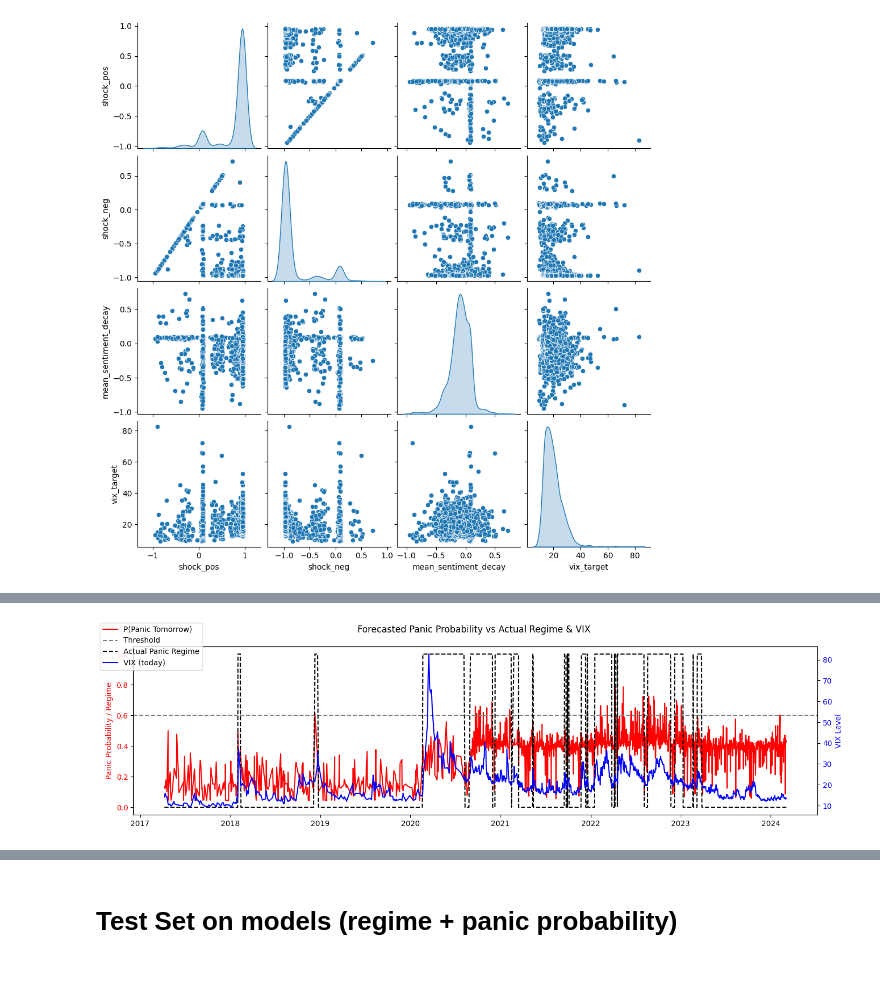
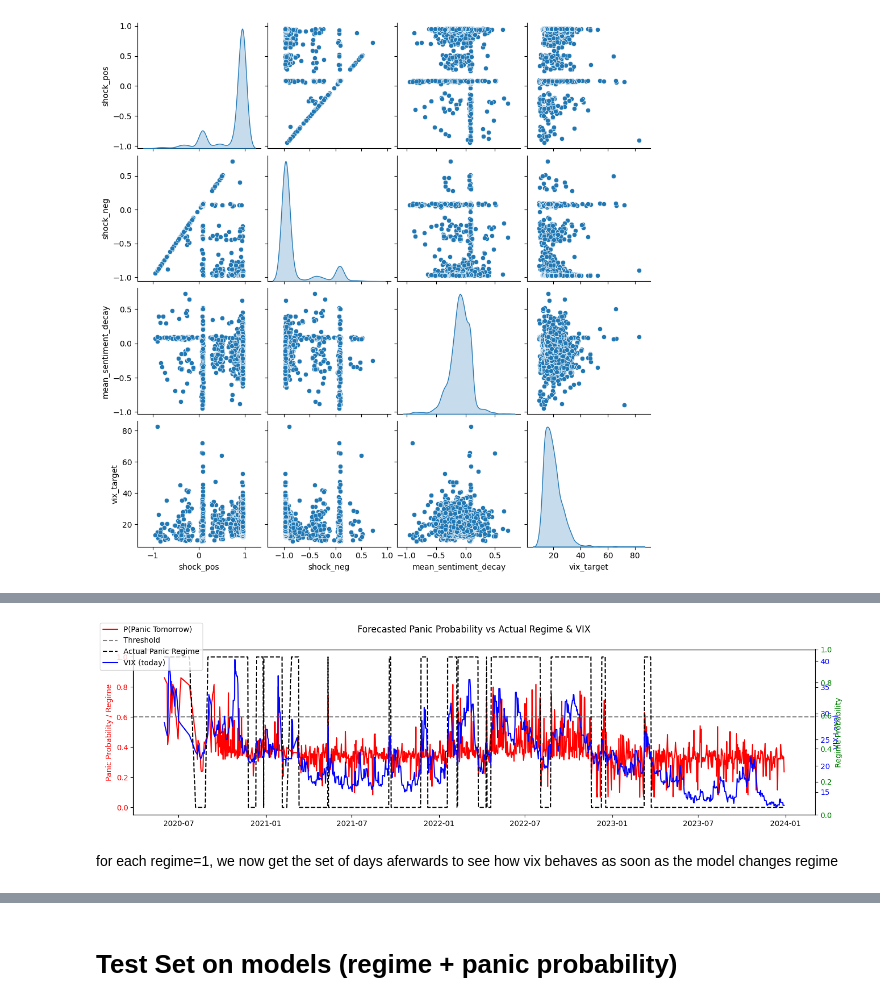
Before and after one commit to DylanSuniaga/VIXNLP, a Jupyter notebook: finnhub_news/macro_analysis.ipynb, the cells around one changed output, grey strips where cells are left out. Saved outputs shown, nothing was run; the diff lists cells and outputs as text; code cells hidden in the pictures; blank space fills up the shorter version.

Commit message:
added probabilities for the spike spiking within 30 days, and plotted a regression line accordingly for every spike in regime switches. started test data process

```diff
--- a/finnhub_news/macro_analysis.ipynb
+++ b/finnhub_news/macro_analysis.ipynb
@@ -161,7 +167,10 @@ plt.show()
 # %%
-df_model['regime_t'] = results.filtered_marginal_probabilities[1].apply(lambda p: 1 if p >= 0.1 else 0) #regime dataset for t
+df_model['regime_t'] = results.filtered_marginal_probabilities[1].apply(lambda p: 1 if p >= 0.6 else 0) #regime dataset for t
+df_model['regime_t_raw'] = results.filtered_marginal_probabilities[1]
 # %%
-df_model['regime_t+1'] = df_model['regime_t'].shift(-1) #regime dataset for t+1
+df_model['regime_t+1'] = df_model['regime_t'].shift(-1)
+df_model['regime_t+1_raw'] = df_model['regime_t_raw'].shift(-1)
+ #regime dataset for t+1
 # %%
 classification_df = df_model.dropna(subset=selected_features + ['regime_t+1']).copy() #classification dataset for t+1, for telling if regime is panic or not
 X_cls = classification_df[selected_features]
@@ -170,11 +179,11 @@ y_cls = classification_df['regime_t+1']
 from sklearn.ensemble import RandomForestClassifier
 from sklearn.metrics import classification_report
 
-clf = RandomForestClassifier(n_estimators=400, max_depth=7, random_state=42)
-clf.fit(X_cls, y_cls)
+clf0 = RandomForestClassifier(n_estimators=400, max_depth=7, random_state=42)
+clf0.fit(X_cls, y_cls)
 
 # Evaluate
-y_pred = clf.predict(X_cls)
+y_pred = clf0.predict(X_cls)
 print(classification_report(y_cls, y_pred))
 # %% [output]
               precision    recall  f1-score   support
@@ -188,5 +197,5 @@ weighted avg       0.75      0.70      0.63      1561
 # %%
-probs = clf.predict_proba(X_cls)[:, 1]
+probs = clf0.predict_proba(X_cls)[:, 1]
 classification_df['panic_prob'] = probs
 # %%
 plt.figure(figsize=(12, 4))
@@ -205,25 +214,32 @@ classification_df.index = pd.to_datetime(classification_df.index)
 # %%
 fig, ax1 = plt.subplots(figsize=(14, 4)) #GOLD. panic regime probability goes up before vix even spikes. probability of panic tomorrow from classifier is high.
 
 # Panic probability
 ax1.plot(classification_df.index, classification_df['panic_prob'], label='P(Panic Tomorrow)', color='red')
 ax1.axhline(0.6, linestyle='--', color='gray', label='Threshold')
 ax1.plot(classification_df.index, classification_df['regime_t+1'], linestyle='--', color='black', label='Actual Panic Regime')
 ax1.set_ylabel("Panic Probability / Regime", color='red')
 ax1.tick_params(axis='y', labelcolor='red')
 
 # Add second y-axis for VIX
 ax2 = ax1.twinx()
 ax2.plot(classification_df.index, classification_df['vix_target'], label='VIX (today)', color='blue')
 ax2.set_ylabel("VIX Level", color='blue')
 ax2.tick_params(axis='y', labelcolor='blue')
 
+ax3 = ax1.twinx()
+#ax3.plot(classification_df.index, classification_df['regime_t_raw'], label='Regime Probability', color='green')
+ax3.set_ylabel("Regime Probability", color='green')
+ax3.tick_params(axis='y', labelcolor='green')
+
 fig.suptitle("Forecasted Panic Probability vs Actual Regime & VIX")
 fig.tight_layout()
 fig.legend(loc='upper left')
 plt.show()
 import matplotlib.dates as mdates
 ax1.xaxis.set_major_formatter(mdates.DateFormatter('%Y-%m-%d'))
 fig.autofmt_xdate()
 # %% [output]
-[figure, old version]
+[figure, new version]
+# %% [markdown]
+for each regime=1, we now get the set of days aferwards to see how vix behaves as soon as the model changes regime
```
Also changed, not shown: parts of 37 cells of this notebook.
